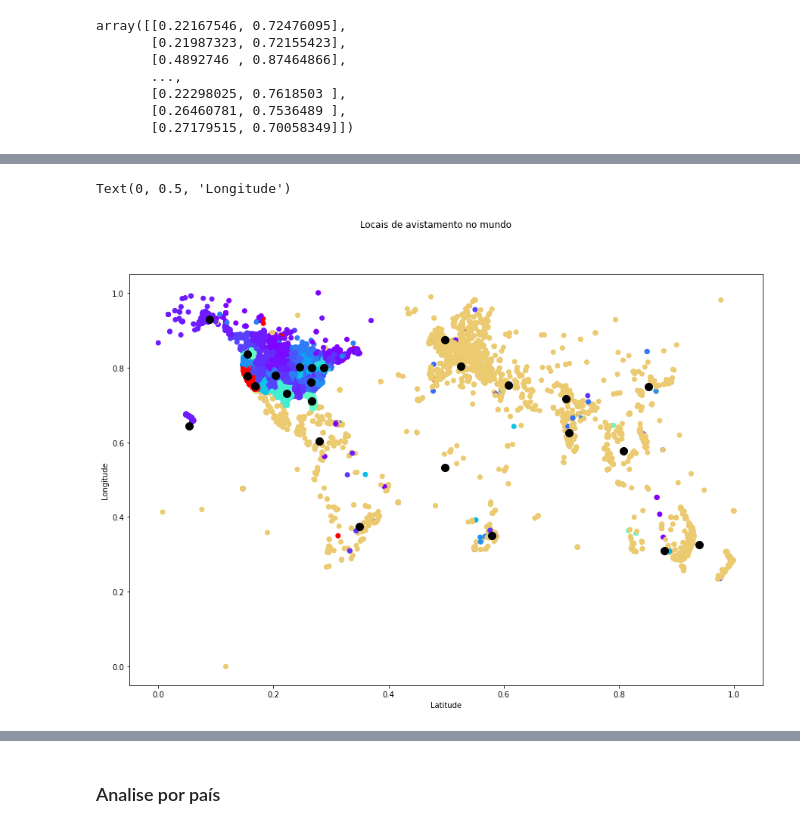
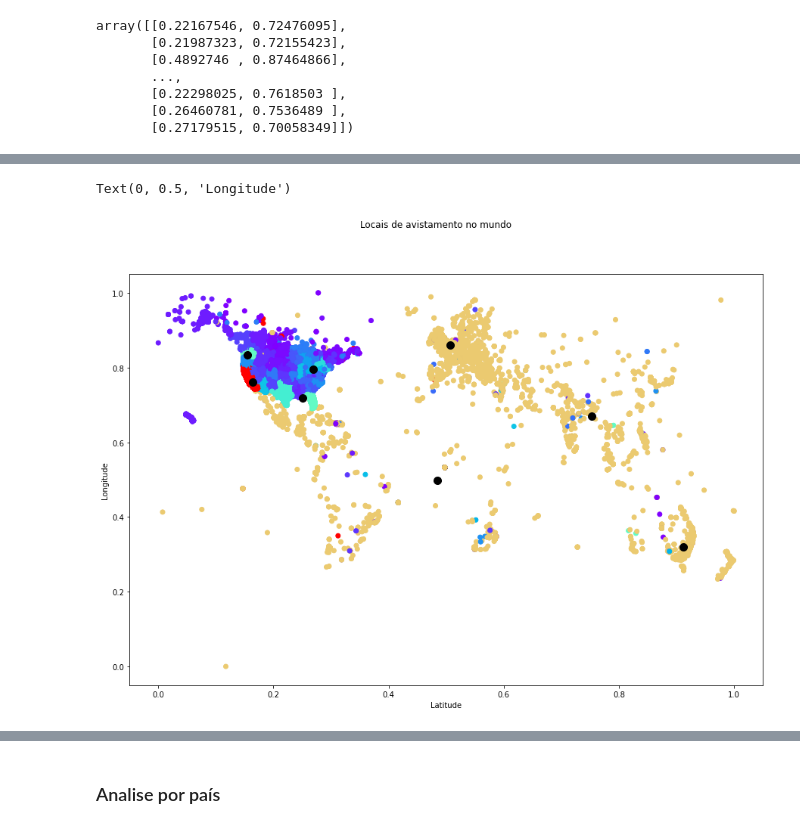
Before and after one commit to robertasilvano/UFOs_datascience, a Jupyter notebook: clustering_world.ipynb, the cells around one changed output, grey strips where cells are left out. Saved outputs shown, nothing was run; the diff lists cells and outputs as text; code cells hidden in the pictures.

```diff
--- a/clustering_world.ipynb
+++ b/clustering_world.ipynb
@@ -50,7 +50,7 @@ scaler = MinMaxScaler()
 
 sse = {}
 for k in range(2, 50):
-    kmeans = KMeans(n_clusters=k, max_iter=2000).fit(scaler.fit_transform(lat_lon), sample_weight=pesos)
+    kmeans = KMeans(n_clusters=k, max_iter=2000).fit(scaler.fit_transform(lat_lon), sample_weight=pesos_s)
     sse[k] = kmeans.inertia_
 plt.figure()
 plt.plot(list(sse.keys()), list(sse.values()))
@@ -61,0 +68,8 @@ plt.show()
+# %%
+# aplica o coeficiente de silhouette
+
+for k in range(5, 20):
+    kmeans = KMeans(n_clusters=k, max_iter=2000).fit(scaler.fit_transform(lat_lon), sample_weight=pesos_s)
+    label = kmeans.labels_
+    sil_coeff = metrics.silhouette_score(scaler.fit_transform(lat_lon), label, metric='euclidean')
+    print("Para n_clusters={}, o coeficiente de  Silhouette {}".format(k, sil_coeff))
@@ -64,8 +93,0 @@ plt.show()
-# %%
-# aplica o coeficiente de silhouette
-
-for k in range(2, 50):
-    kmeans = KMeans(n_clusters=k, max_iter=2000).fit(scaler.fit_transform(lat_lon))
-    label = kmeans.labels_
-    sil_coeff = metrics.silhouette_score(scaler.fit_transform(lat_lon), label, metric='euclidean')
-    print("Para n_clusters={}, o coeficiente de  Silhouette {}".format(k, sil_coeff))
@@ -83,8 +94,8 @@ Para n_clusters=9, o coeficiente de  Silhouette 0.4900831087072283
 # %%
 # aplica o algoritmo kmeans, utilizando os pesos e normalizando os valores
 
-kmeans = KMeans(n_clusters=25, max_iter=2000)
-kmeans.fit(scaler.fit_transform(lat_lon), sample_weight=pesos)
+kmeans = KMeans(n_clusters=8, max_iter=2000)
+kmeans.fit(scaler.fit_transform(lat_lon), sample_weight=pesos_s)
 lat_lon_scaled = np.array(scaler.fit_transform(lat_lon))
 lat_lon_scaled
 # %% [output]
@@ -126,13 +128,13 @@ array([ 9.,  9., 19., ..., 14.,  0., 10.])
 # %%
 fig, ax = plt.subplots(figsize=(15, 10))
-scatter = ax.scatter(lat_lon_scaled[:, 0], lat_lon_scaled[:, 1], c=pesos, cmap='rainbow')
+scatter = ax.scatter(lat_lon_scaled[:, 0], lat_lon_scaled[:, 1], c=pesos_s, cmap='rainbow')
 ax.scatter(centers[:, 0], centers[:, 1], c='black', s=100)
 fig.suptitle('Locais de avistamento no mundo')
 plt.xlabel('Latitude')
 plt.ylabel('Longitude')
 # %% [output]
 Text(0, 0.5, 'Longitude')
-[figure, old version]
+[figure, new version]
 # %%
 geolocator = Nominatim(user_agent="geoapiExercises")
 geocode = RateLimiter(geolocator.geocode, min_delay_seconds=1)
```
Also changed, not shown: parts of 27 cells of this notebook, 2 other files.
